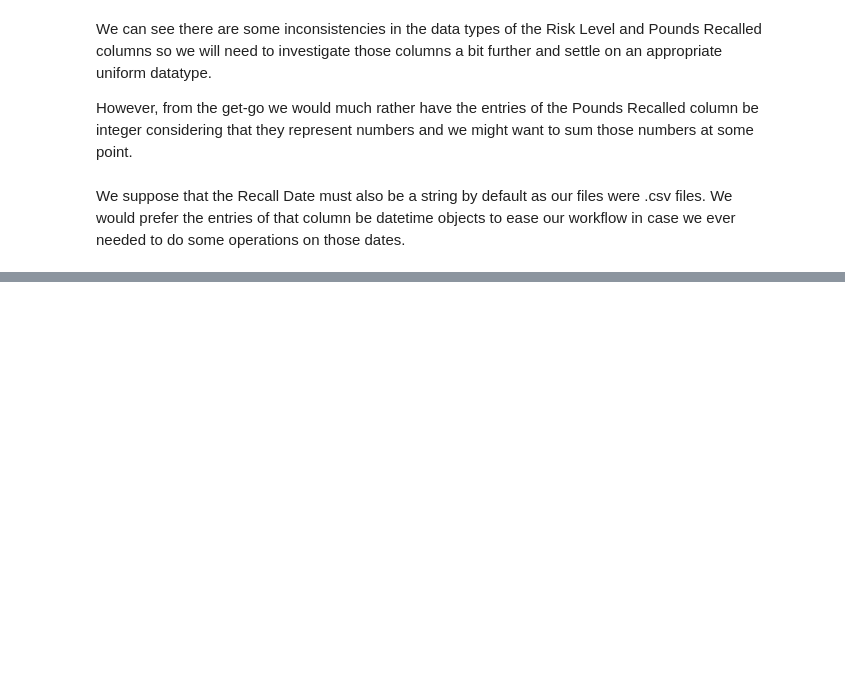
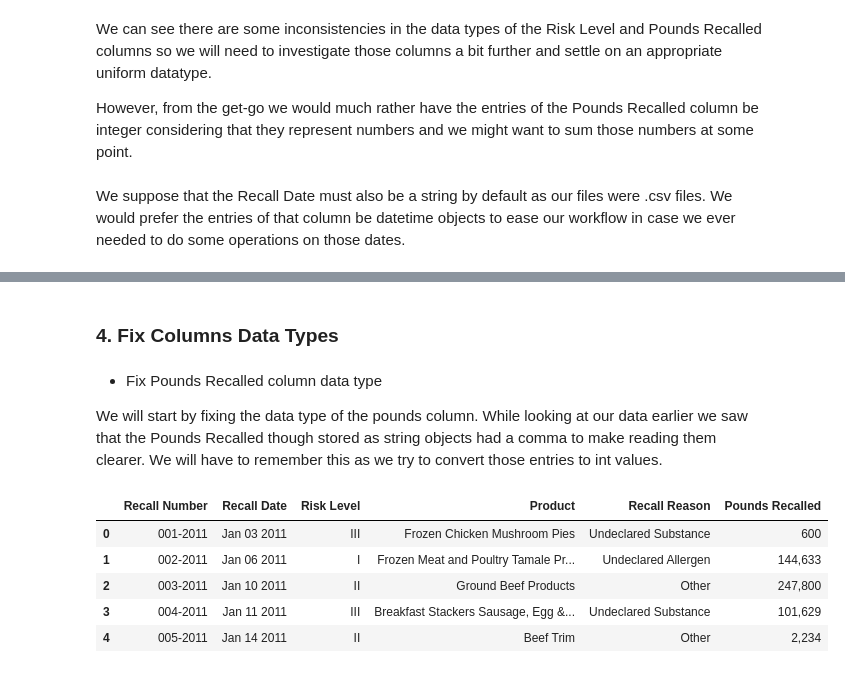
Before and after one commit to yemikifouly/food-recalls-analysis, a Jupyter notebook: food_recalls_analysis.ipynb, the cells around one changed output, grey strips where cells are left out. Drawn from its saved outputs; the diff is of its cells as text; code cells hidden in the pictures; blank space fills up the shorter version.

```diff
--- a/food_recalls_analysis.ipynb
+++ b/food_recalls_analysis.ipynb
@@ -264,0 +208,16 @@ recall_2005['Recall Class'].value_counts()
+# %% [markdown]
+### 4. Fix Columns Data Types
+# %% [markdown]
+* Fix Pounds Recalled column data type
+
+We will start by fixing the data type of the pounds column. While looking at our data earlier we saw that the Pounds Recalled though stored as string objects had a comma to make reading them clearer. We will have to remember this as we try to convert those entries to int values.
+# %%
+recalls = df_dict[2011].copy()
+recalls.head()
+# %% [output]
+|  | Recall Number | Recall Date | Risk Level | Product | Recall Reason | Pounds Recalled |
+| 0 | 001-2011 | Jan 03 2011 | III | Frozen Chicken Mushroom Pies | Undeclared Substance | 600 |
+| 1 | 002-2011 | Jan 06 2011 | I | Frozen Meat and Poultry Tamale Pr... | Undeclared Allergen | 144,633 |
+| 2 | 003-2011 | Jan 10 2011 | II | Ground Beef Products | Other | 247,800 |
+| 3 | 004-2011 | Jan 11 2011 | III | Breakfast Stackers Sausage, Egg &... | Undeclared Substance | 101,629 |
+| 4 | 005-2011 | Jan 14 2011 | II | Beef Trim | Other | 2,234 |
```
Also changed, not shown: parts of 30 cells of this notebook, 1 other file.
